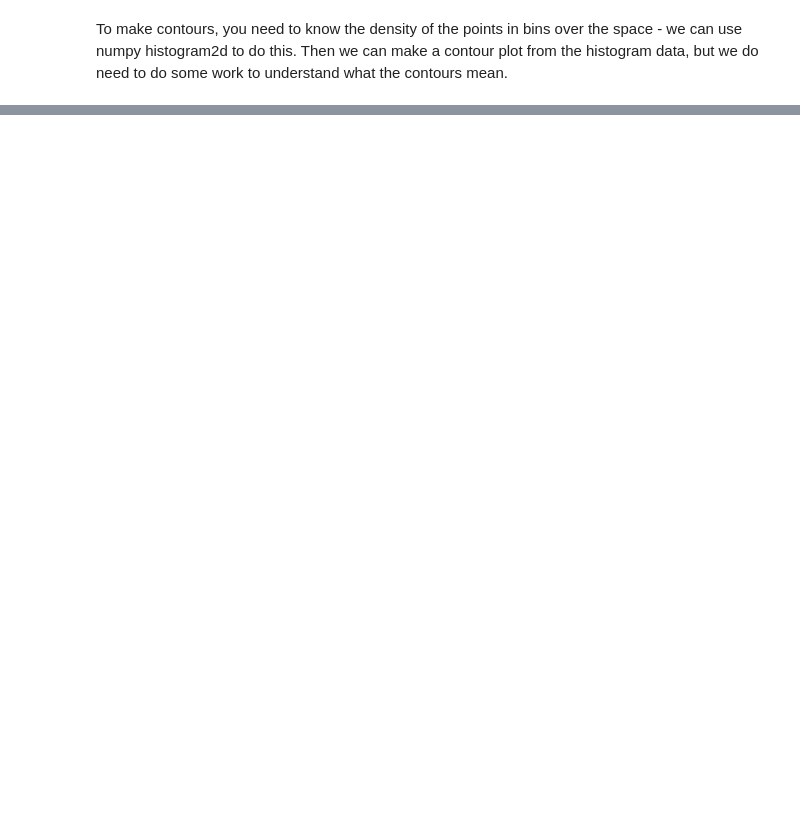
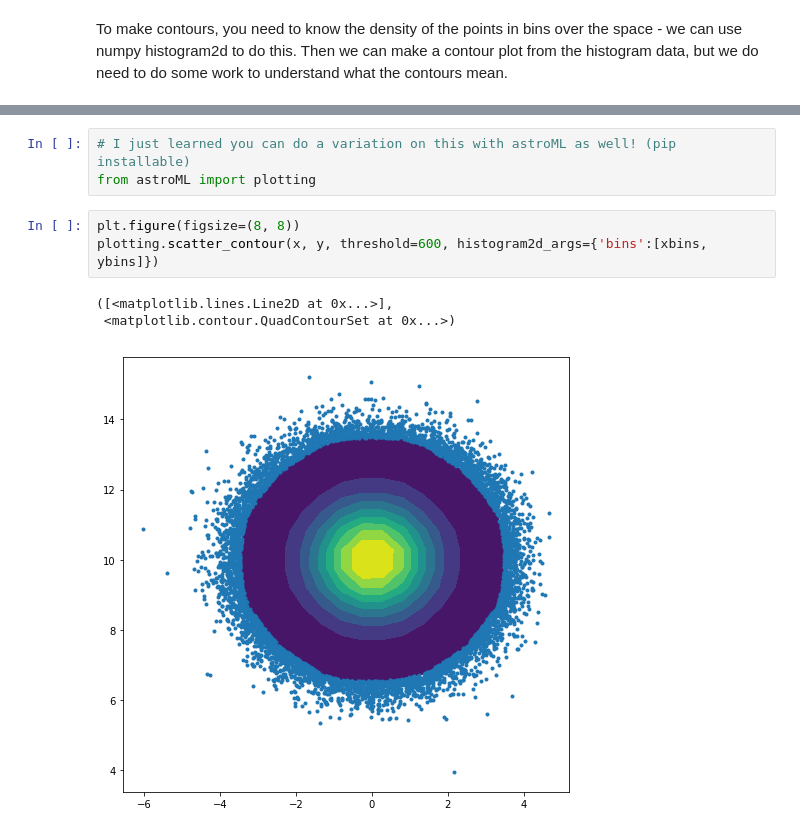
Before and after one commit to rhiannonlynne/notebooks, a Jupyter notebook: Contour Example.ipynb, the cells around one changed output, grey strips where cells are left out. Cells and saved outputs as stored; diff of their text form; blank space fills up the shorter version.

```diff
--- a/Contour Example.ipynb
+++ b/Contour Example.ipynb
@@ -173,0 +173,10 @@ plt.show()
+# %%
+# I just learned you can do a variation on this with astroML as well! (pip installable)
+from astroML import plotting
+# %%
+plt.figure(figsize=(8, 8))
+plotting.scatter_contour(x, y, threshold=600, histogram2d_args={'bins':[xbins, ybins]})
+# %% [output]
+([<matplotlib.lines.Line2D at 0x...>],
+ <matplotlib.contour.QuadContourSet at 0x...>)
+[figure, added]
```
Also changed, not shown: parts of 4 cells of this notebook, 2 other files.
